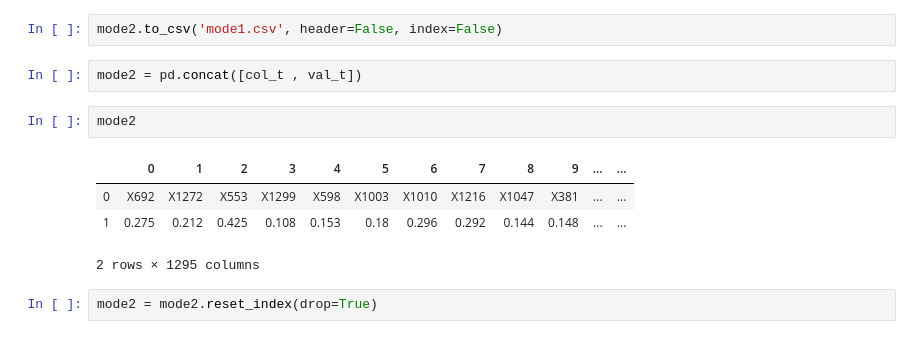
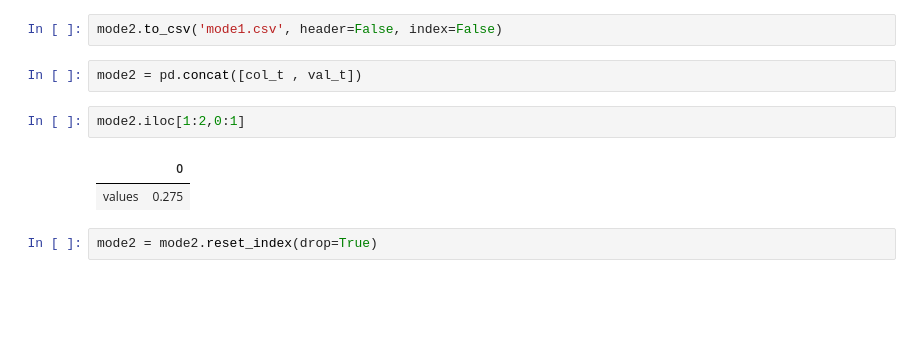
Before and after one commit to noc1992/Python_alone, a Jupyter notebook: Dacon_Proj/Dacon.ipynb, the cells around one changed output. Drawn from its saved outputs; the diff is of its cells as text; blank space fills up the shorter version.

```diff
--- a/Dacon_Proj/Dacon.ipynb
+++ b/Dacon_Proj/Dacon.ipynb
@@ -94,13 +99,11 @@ val_t = val_d.T
 mode2.to_csv('mode1.csv', header=False, index=False)
 # %%
 mode2 = pd.concat([col_t , val_t])
-# %%
-mode2
-# %% [output]
-|  | 0 | 1 | 2 | 3 | 4 | 5 | 6 | 7 | 8 | 9 | ... | ... |
-| 0 | X692 | X1272 | X553 | X1299 | X598 | X1003 | X1010 | X1216 | X1047 | X381 | ... | ... |
-| 1 | 0.275 | 0.212 | 0.425 | 0.108 | 0.153 | 0.18 | 0.296 | 0.292 | 0.144 | 0.148 | ... | ... |
-2 rows × 1295 columns
+# %%
+mode2.iloc[1:2,0:1]
+# %% [output]
+|  | 0 |
+| values | 0.275 |
 # %%
 mode2 = mode2.reset_index(drop=True)
 # %%
```
Also changed, not shown: parts of 11 cells of this notebook.
